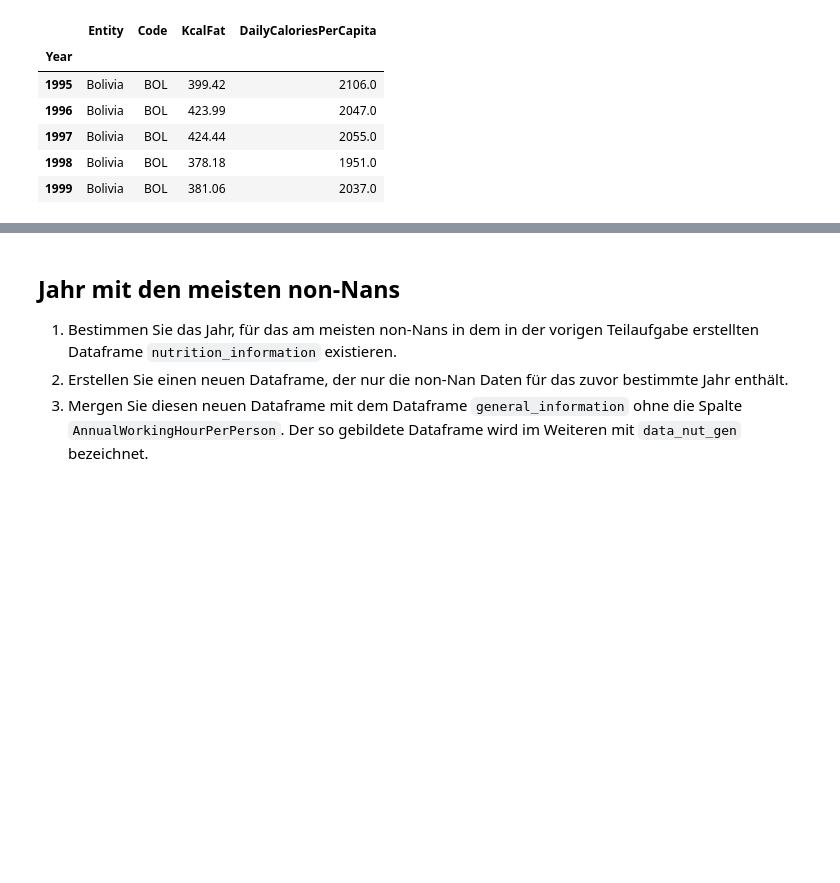
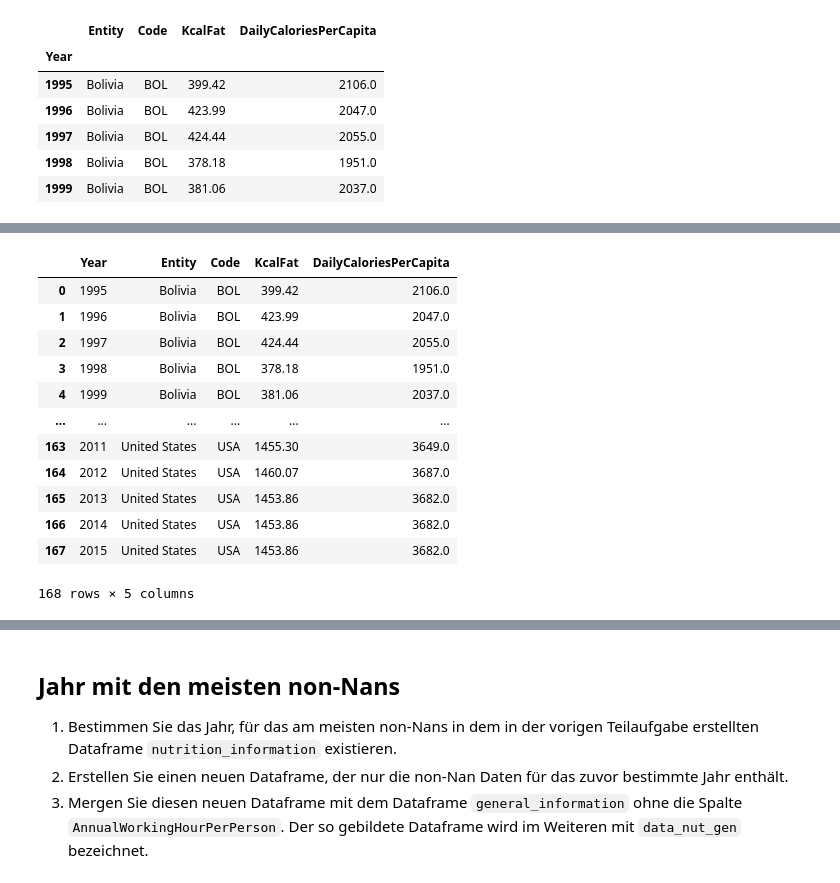
Before and after one commit to JaninaMattes/data-mining-pattern-recogntion, a Jupyter notebook: src/proj1_global_health_app/model/Project1_Global_HealthData_App.ipynb, the cells around one changed output, grey strips where cells are left out. Saved outputs shown, nothing was run; the diff lists cells and outputs as text; code cells hidden in the pictures; blank space fills up the shorter version.

```diff
--- a/src/proj1_global_health_app/model/Project1_Global_HealthData_App.ipynb
+++ b/src/proj1_global_health_app/model/Project1_Global_HealthData_App.ipynb
@@ -480,6 +490,8 @@ result = pd.DataFrame()
 # iterate through each selection
 for country in countries:
     result = nutrition_information.loc[nutrition_information['Entity'] == country]
+    pp.pprint(result.Entity)
+    pp.pprint(result.mean())
     nutrition_information.loc[nutrition_information['Entity'] == country] = result.fillna(result.interpolate(method='linear'))
 
 # Analyse the tail of the dataframe
@@ -602,0 +604,18 @@ Bei der Analyse beider Grafiken ist insgesamt ein kontinuierlicher Aufwärtstren
+# %%
+# Reset index
+nutrition_information.reset_index(inplace=True)
+nutrition_information
+# %% [output]
+|  | Year | Entity | Code | KcalFat | DailyCaloriesPerCapita |
+| 0 | 1995 | Bolivia | BOL | 399.42 | 2106.0 |
+| 1 | 1996 | Bolivia | BOL | 423.99 | 2047.0 |
+| 2 | 1997 | Bolivia | BOL | 424.44 | 2055.0 |
+| 3 | 1998 | Bolivia | BOL | 378.18 | 1951.0 |
+| 4 | 1999 | Bolivia | BOL | 381.06 | 2037.0 |
+| ... | ... | ... | ... | ... | ... |
+| 163 | 2011 | United States | USA | 1455.30 | 3649.0 |
+| 164 | 2012 | United States | USA | 1460.07 | 3687.0 |
+| 165 | 2013 | United States | USA | 1453.86 | 3682.0 |
+| 166 | 2014 | United States | USA | 1453.86 | 3682.0 |
+| 167 | 2015 | United States | USA | 1453.86 | 3682.0 |
+168 rows × 5 columns
```
Also changed, not shown: parts of 14 cells of this notebook.
